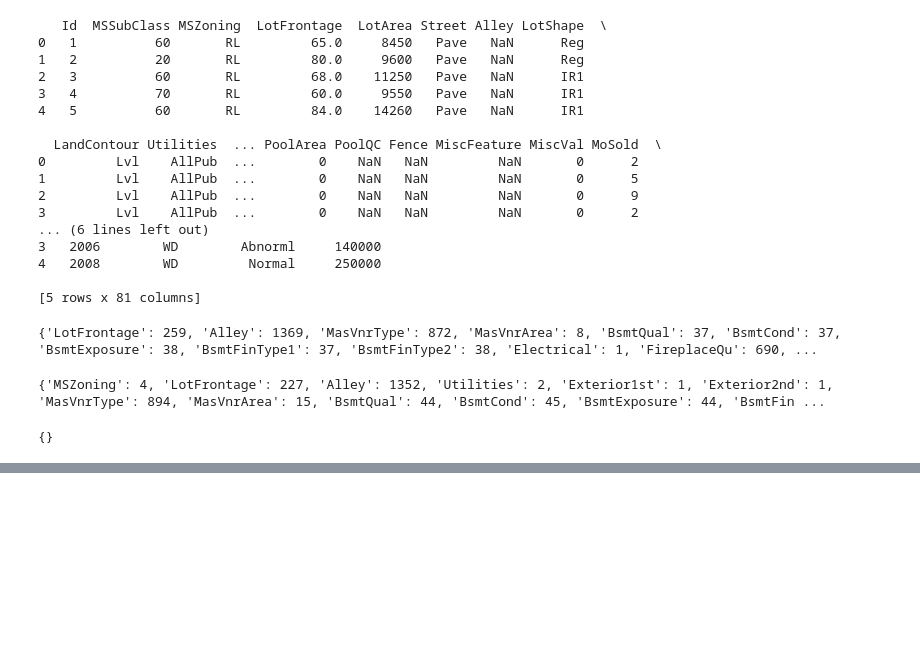
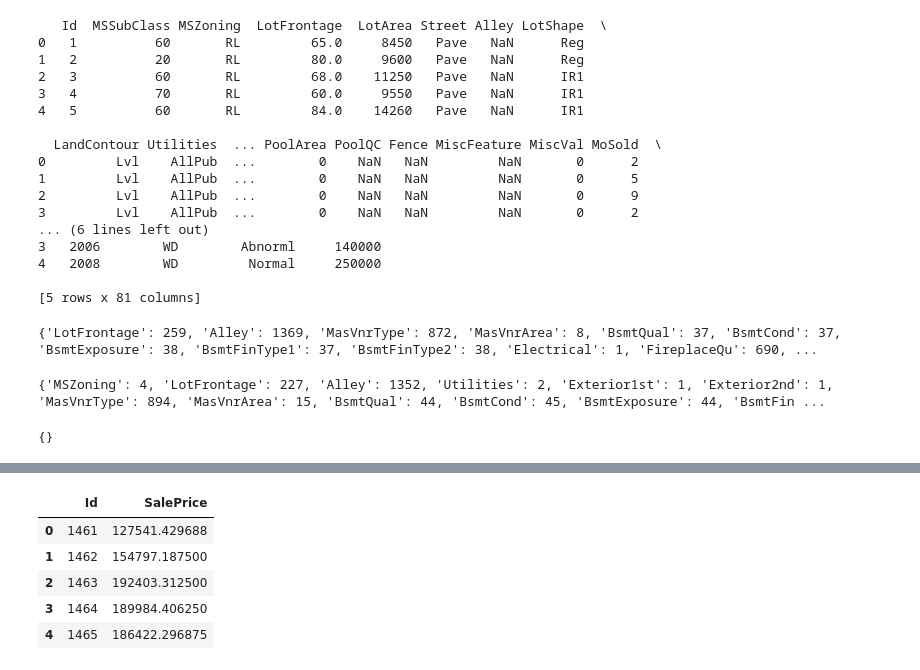
Before and after one commit to sully184/sully184, a Jupyter notebook: notebook2b605d95e0.ipynb, the cells around one changed output, grey strips where cells are left out. Cells and saved outputs as stored; diff of their text form; code cells hidden in the pictures; blank space fills up the shorter version.

```diff
--- a/notebook2b605d95e0.ipynb
+++ b/notebook2b605d95e0.ipynb
@@ -158,3 +158,28 @@ test_data[object_cols2] = ord_encoder.transform(test_data[object_cols2])
 
 #for column in train_data.columns:
     #print(train_data[column].dtypes)
+# %%
+train_features = train_data.drop(columns=['SalePrice'])
+train_target = train_data['SalePrice']
+
+#importing necessary modules and sub-modules
+import xgboost as xgb
+from sklearn.model_selection import cross_val_score, KFold
+
+#instantiating xgb model
+xgb_model = xgb.XGBRegressor(objective='reg:squarederror',
+                             colsample_bytree=0.3,
+                             learning_rate=0.1,
+                             max_depth=5,
+                             alpha=5, #Lasso regularization
+                             gamma=0.1 #Gamma regularization
+                            )
+#0.3, 0.1, 5, 5
+
+#cross-validation using kfold
+kf = KFold(n_splits=5, shuffle=True, random_state=42)
+cv_results = cross_val_score(estimator=xgb_model, X=train_features, y=train_target, cv=kf, scoring='neg_mean_squared_error')
+rmse = np.sqrt(-cv_results)
+print("Cross Validation RMSE:")
+for score in rmse:
+    print(score)
@@ -214,0 +246,23 @@ plt.show()
+# %%
+xgb_model.fit(X_train, y_train)
+preds = xgb_model.predict(test_data)
+my_preds= []
+count = 0
+for pred in preds:
+    if count > 1410:
+        break
+    my_preds.append(pred)
+    count += 1
+# %%
+sample_submission_df = pd.DataFrame()
+sample_submission_df['Id'] = test_data['Id']
+sample_submission_df['SalePrice'] = my_preds
+sample_submission_df.to_csv('/kaggle/working/submission.csv', index=False)
+sample_submission_df.head()
+# %% [output]
+|  | Id | SalePrice |
+| 0 | 1461 | 127541.429688 |
+| 1 | 1462 | 154797.187500 |
+| 2 | 1463 | 192403.312500 |
+| 3 | 1464 | 189984.406250 |
+| 4 | 1465 | 186422.296875 |
```
Also changed, not shown: parts of 5 cells of this notebook.
